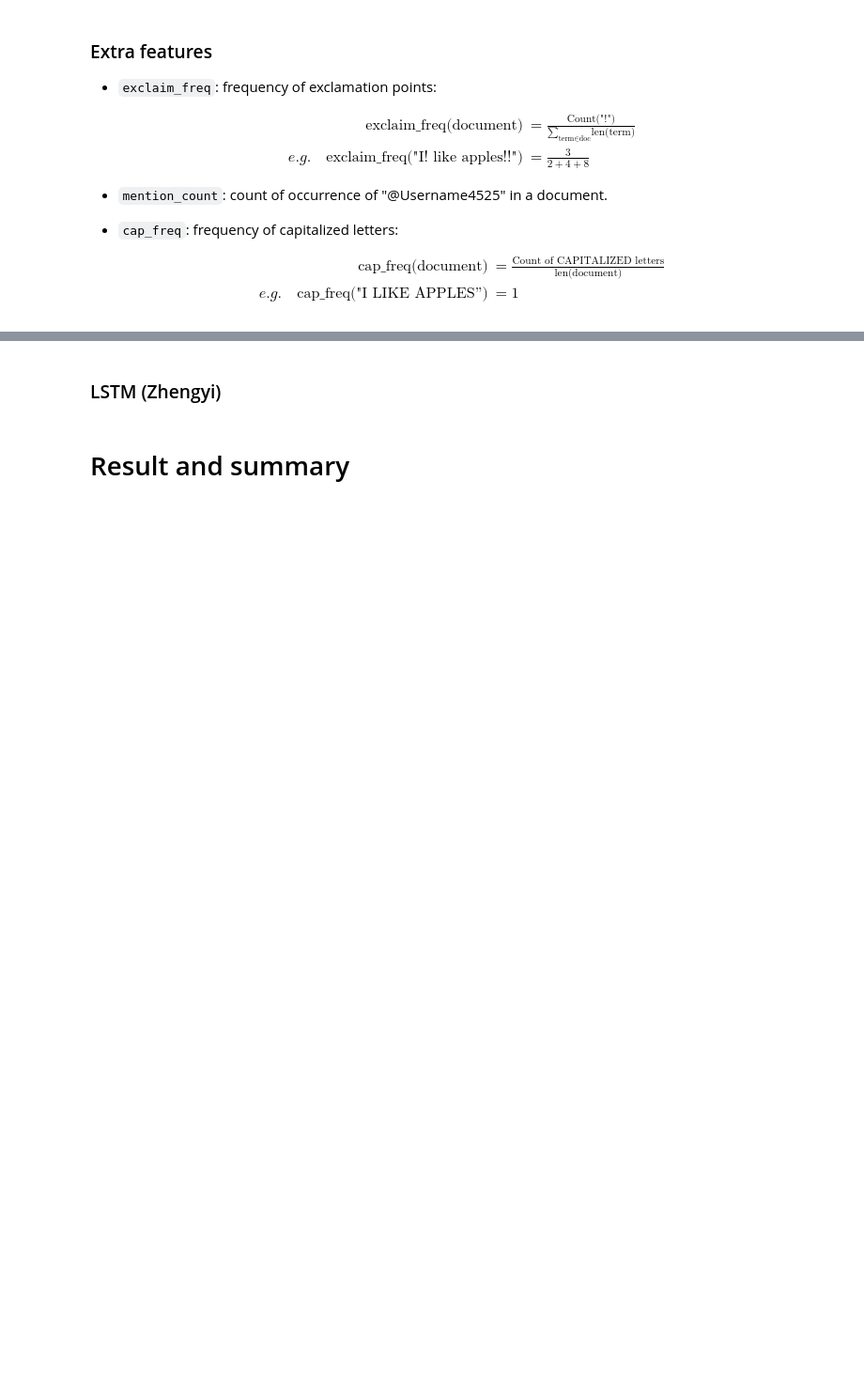
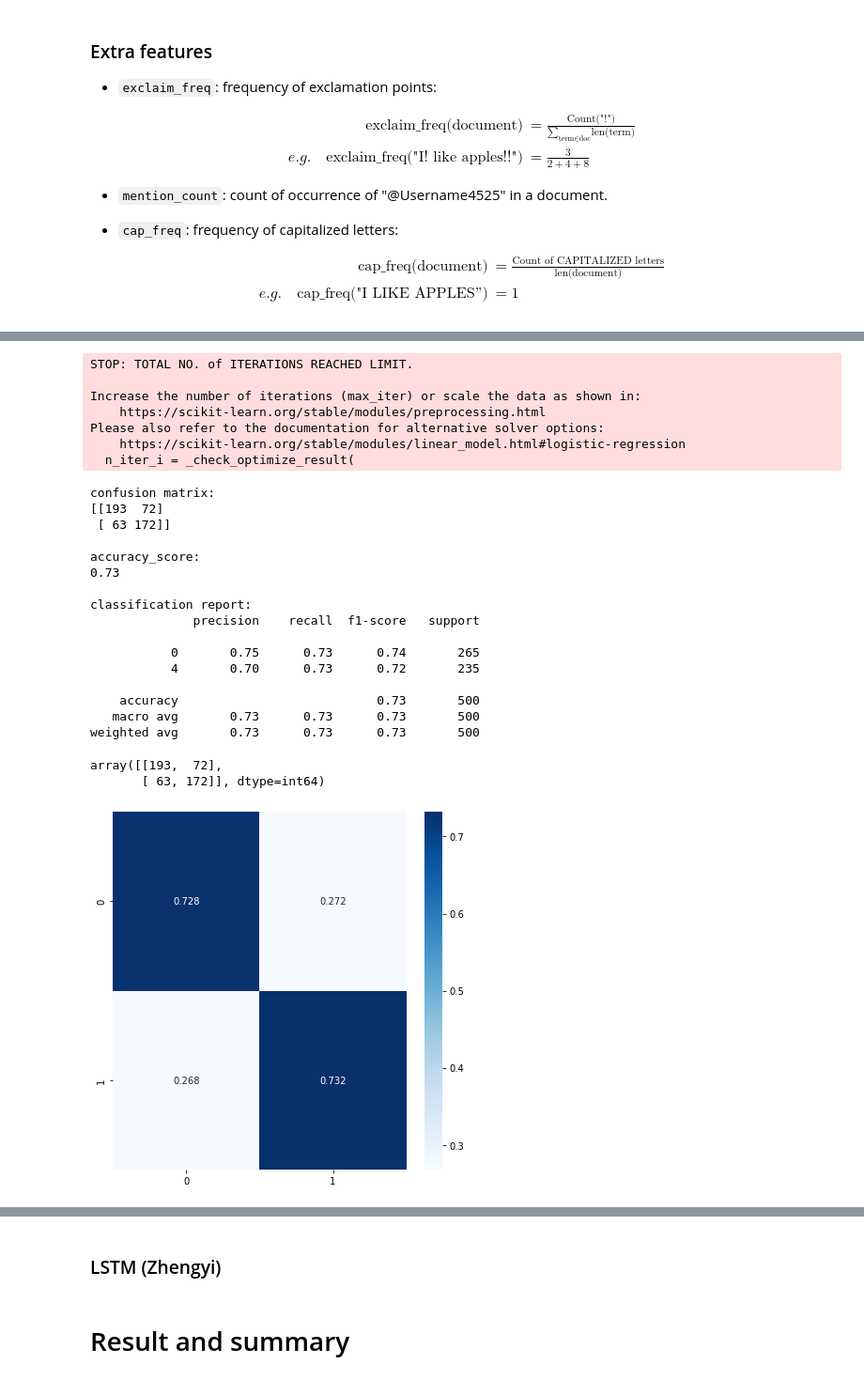
Before and after one commit to rl3279/twitter_sentiment_analysis, a Jupyter notebook: presentation.ipynb, the cells around one changed output, grey strips where cells are left out. Shown at 94% size. Cells and saved outputs as stored; diff of their text form; code cells hidden in the pictures; blank space fills up the shorter version.

```diff
--- a/presentation.ipynb
+++ b/presentation.ipynb
@@ -327 +505,35 @@ e.g.\quad \text{cap_freq("I LIKE APPLES'')}
+# %%
+# feature space 2
+
+model = LogisticRegression(penalty="l2")
+model.fit(X2_train, y2_train)
+y_pred = model.predict(X2_test)
+assess(y2_test, y_pred, plot=True)
+# %% [output]
+STOP: TOTAL NO. of ITERATIONS REACHED LIMIT.
+
+Increase the number of iterations (max_iter) or scale the data as shown in:
+    https://scikit-learn.org/stable/modules/preprocessing.html
+Please also refer to the documentation for alternative solver options:
+    https://scikit-learn.org/stable/modules/linear_model.html#logistic-regression
+  n_iter_i = _check_optimize_result(
+confusion matrix:
+[[193  72]
+ [ 63 172]]
+
+accuracy_score:
+0.73
+
+classification report:
+              precision    recall  f1-score   support
+
+           0       0.75      0.73      0.74       265
+           4       0.70      0.73      0.72       235
+
+    accuracy                           0.73       500
+   macro avg       0.73      0.73      0.73       500
+weighted avg       0.73      0.73      0.73       500
+array([[193,  72],
+       [ 63, 172]], dtype=int64)
+[figure, added]
 # %% [markdown]
```
Also changed, not shown: parts of 16 cells of this notebook.
